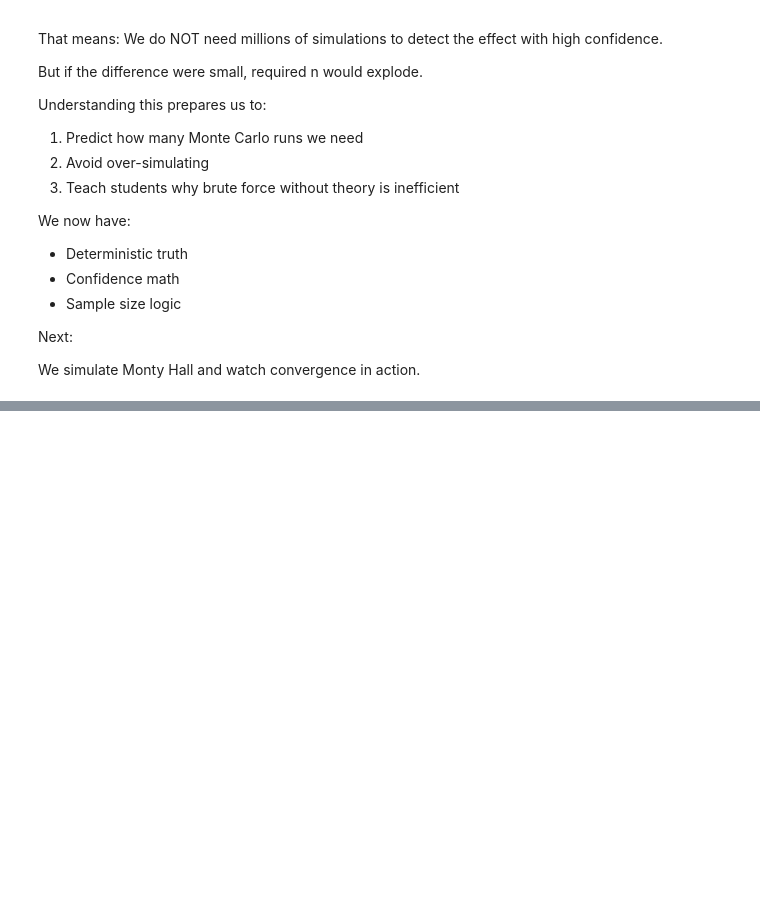
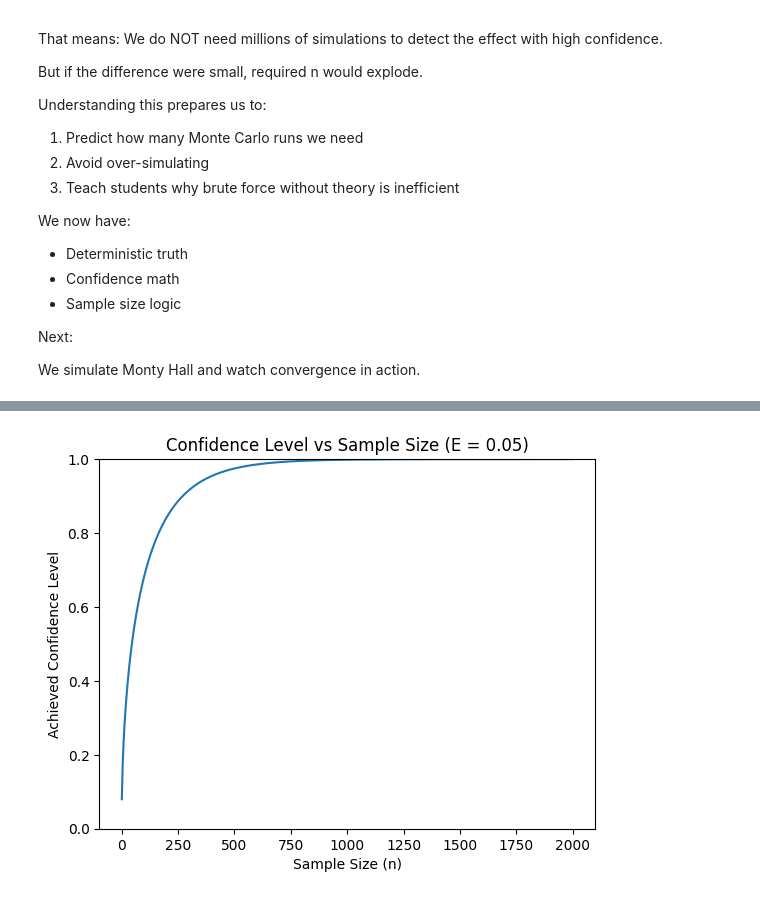
Before and after one commit to swosu/SwosuCsPythonExamples, a Jupyter notebook: Discrete_Structures/Ch07/monty_hall.ipynb, the cells around one changed output, grey strips where cells are left out. Cells and saved outputs as stored; diff of their text form; code cells hidden in the pictures; blank space fills up the shorter version.

```diff
--- a/Discrete_Structures/Ch07/monty_hall.ipynb
+++ b/Discrete_Structures/Ch07/monty_hall.ipynb
@@ -722,0 +752,24 @@ and watch convergence in action.
+# %%
+import numpy as np
+import matplotlib.pyplot as plt
+from scipy.stats import norm
+
+# Parameters
+p = 0.5
+E = 0.05
+
+n_values = np.linspace(1, 2000, 500)
+
+z_values = E / np.sqrt(p * (1 - p) / n_values)
+
+confidence_levels = 2 * norm.cdf(z_values) - 1
+
+plt.figure()
+plt.plot(n_values, confidence_levels)
+plt.xlabel("Sample Size (n)")
+plt.ylabel("Achieved Confidence Level")
+plt.title("Confidence Level vs Sample Size (E = 0.05)")
+plt.ylim(0, 1)
+plt.show()
+# %% [output]
+[figure, added]
```
Also changed, not shown: parts of 11 cells of this notebook.
